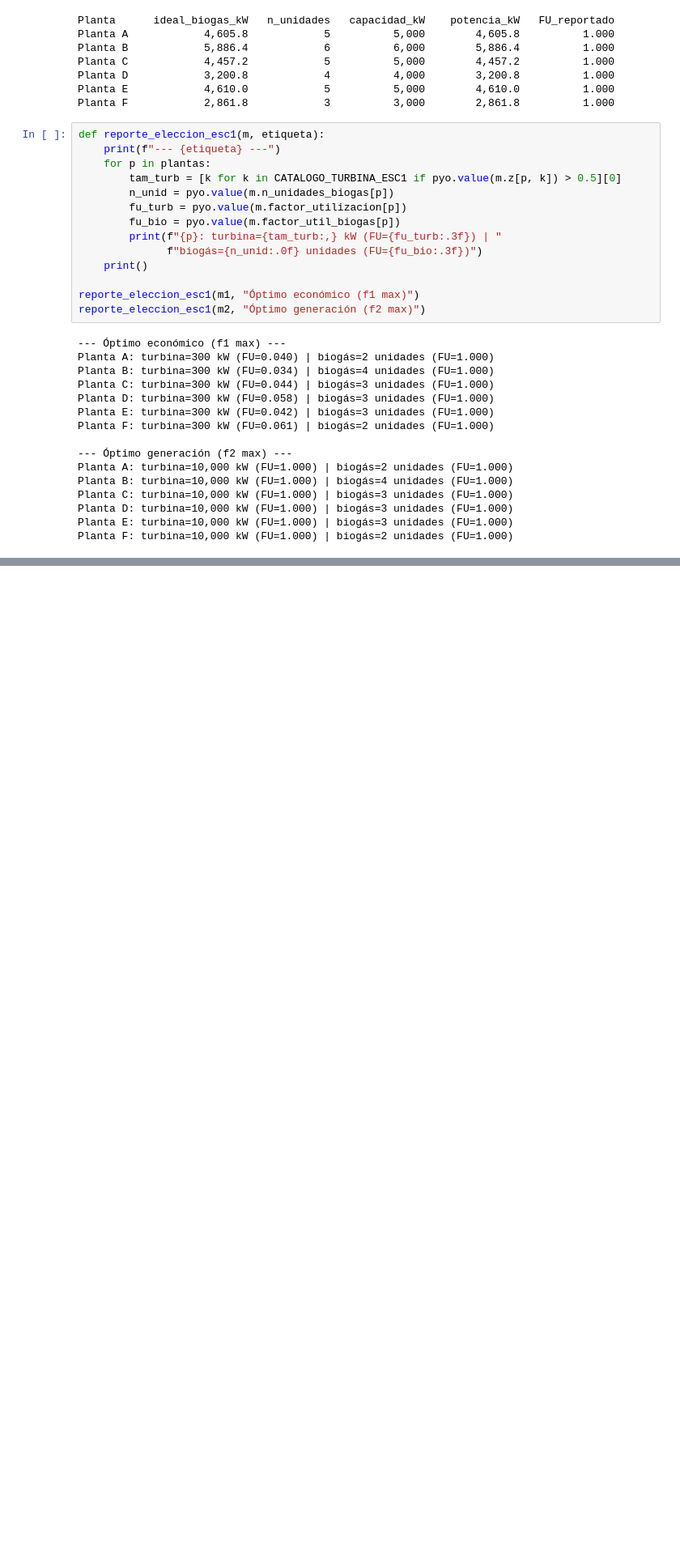
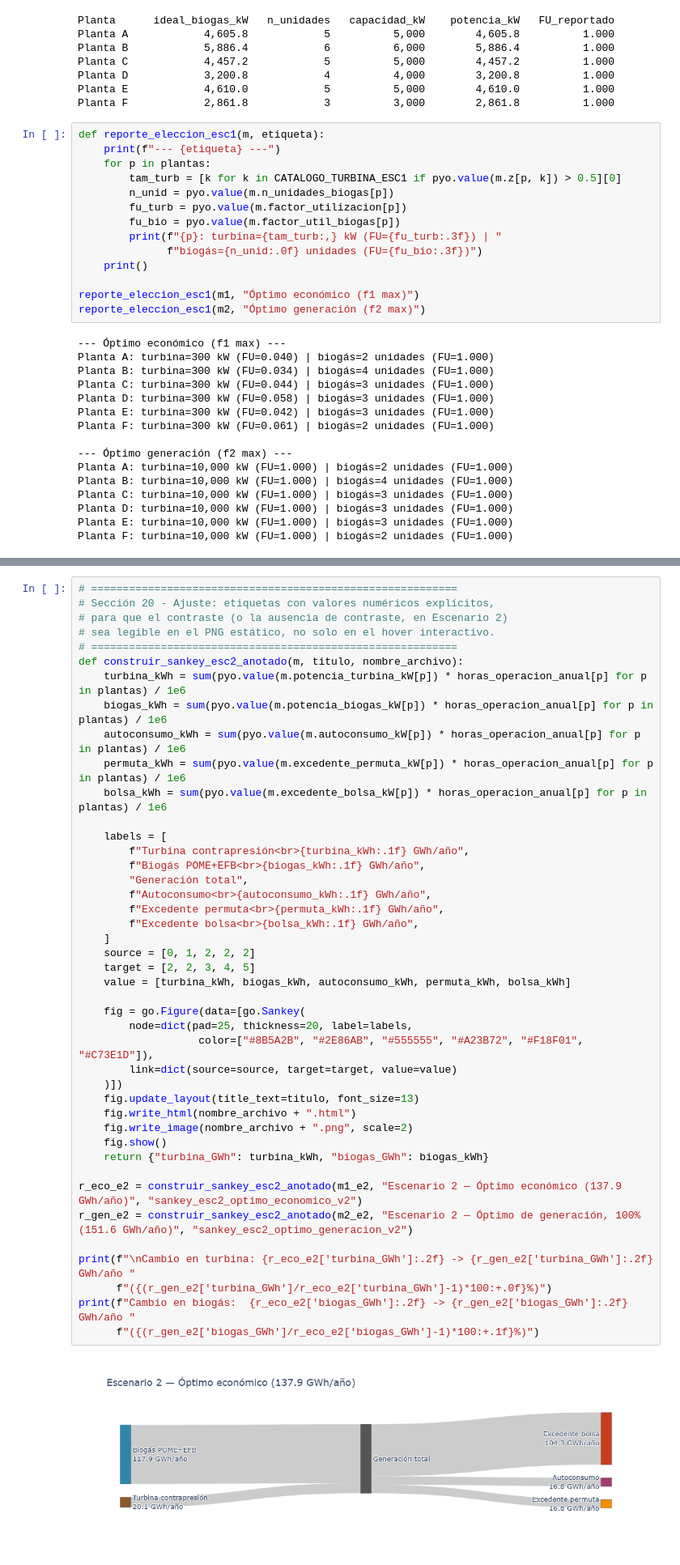
Before and after one commit to juncal0/valorizacion-biomasa-palma, a Jupyter notebook: 01_limpieza_datos_capex_emisiones_social_1.ipynb, the cells around one changed output, grey strips where cells are left out. Shown at 81% size. Drawn from its saved outputs; the diff is of its cells as text; blank space fills up the shorter version.

```diff
--- a/01_limpieza_datos_capex_emisiones_social_1.ipynb
+++ b/01_limpieza_datos_capex_emisiones_social_1.ipynb
@@ -3702,0 +3776,45 @@ Planta F: turbina=10,000 kW (FU=1.000) | biogás=2 unidades (FU=1.000)
+# %%
+# ==========================================================
+# Sección 20 - Ajuste: etiquetas con valores numéricos explícitos,
+# para que el contraste (o la ausencia de contraste, en Escenario 2)
+# sea legible en el PNG estático, no solo en el hover interactivo.
+# ==========================================================
+def construir_sankey_esc2_anotado(m, titulo, nombre_archivo):
+    turbina_kWh = sum(pyo.value(m.potencia_turbina_kW[p]) * horas_operacion_anual[p] for p in plantas) / 1e6
+    biogas_kWh = sum(pyo.value(m.potencia_biogas_kW[p]) * horas_operacion_anual[p] for p in plantas) / 1e6
+    autoconsumo_kWh = sum(pyo.value(m.autoconsumo_kW[p]) * horas_operacion_anual[p] for p in plantas) / 1e6
+    permuta_kWh = sum(pyo.value(m.excedente_permuta_kW[p]) * horas_operacion_anual[p] for p in plantas) / 1e6
+    bolsa_kWh = sum(pyo.value(m.excedente_bolsa_kW[p]) * horas_operacion_anual[p] for p in plantas) / 1e6
+
+    labels = [
+        f"Turbina contrapresión<br>{turbina_kWh:.1f} GWh/año",
+        f"Biogás POME+EFB<br>{biogas_kWh:.1f} GWh/año",
+        "Generación total",
+        f"Autoconsumo<br>{autoconsumo_kWh:.1f} GWh/año",
+        f"Excedente permuta<br>{permuta_kWh:.1f} GWh/año",
+        f"Excedente bolsa<br>{bolsa_kWh:.1f} GWh/año",
+    ]
+    source = [0, 1, 2, 2, 2]
+    target = [2, 2, 3, 4, 5]
+    value = [turbina_kWh, biogas_kWh, autoconsumo_kWh, permuta_kWh, bolsa_kWh]
+
+    fig = go.Figure(data=[go.Sankey(
+        node=dict(pad=25, thickness=20, label=labels,
+                   color=["#8B5A2B", "#2E86AB", "#555555", "#A23B72", "#F18F01", "#C73E1D"]),
+        link=dict(source=source, target=target, value=value)
+    )])
+    fig.update_layout(title_text=titulo, font_size=13)
+    fig.write_html(nombre_archivo + ".html")
+    fig.write_image(nombre_archivo + ".png", scale=2)
+    fig.show()
+    return {"turbina_GWh": turbina_kWh, "biogas_GWh": biogas_kWh}
+
+r_eco_e2 = construir_sankey_esc2_anotado(m1_e2, "Escenario 2 — Óptimo económico (137.9 GWh/año)", "sankey_esc2_optimo_economico_v2")
+r_gen_e2 = construir_sankey_esc2_anotado(m2_e2, "Escenario 2 — Óptimo de generación, 100% (151.6 GWh/año)", "sankey_esc2_optimo_generacion_v2")
+
+print(f"\nCambio en turbina: {r_eco_e2['turbina_GWh']:.2f} -> {r_gen_e2['turbina_GWh']:.2f} GWh/año "
+      f"({(r_gen_e2['turbina_GWh']/r_eco_e2['turbina_GWh']-1)*100:+.0f}%)")
+print(f"Cambio en biogás:  {r_eco_e2['biogas_GWh']:.2f} -> {r_gen_e2['biogas_GWh']:.2f} GWh/año "
+      f"({(r_gen_e2['biogas_GWh']/r_eco_e2['biogas_GWh']-1)*100:+.1f}%)")
+# %% [output]
+[figure, added]
```
Also changed, not shown: parts of 3 cells of this notebook, 17 other files.
